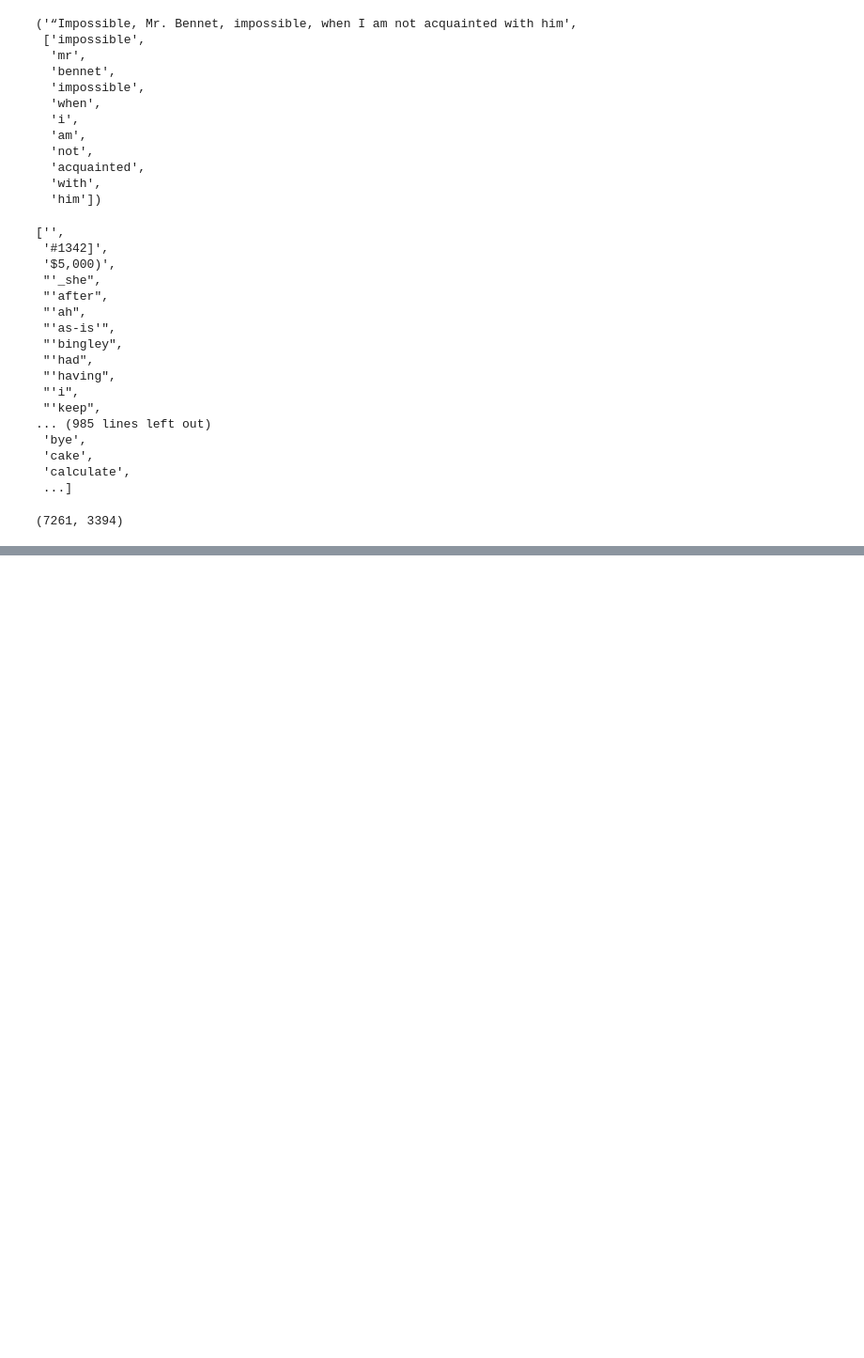
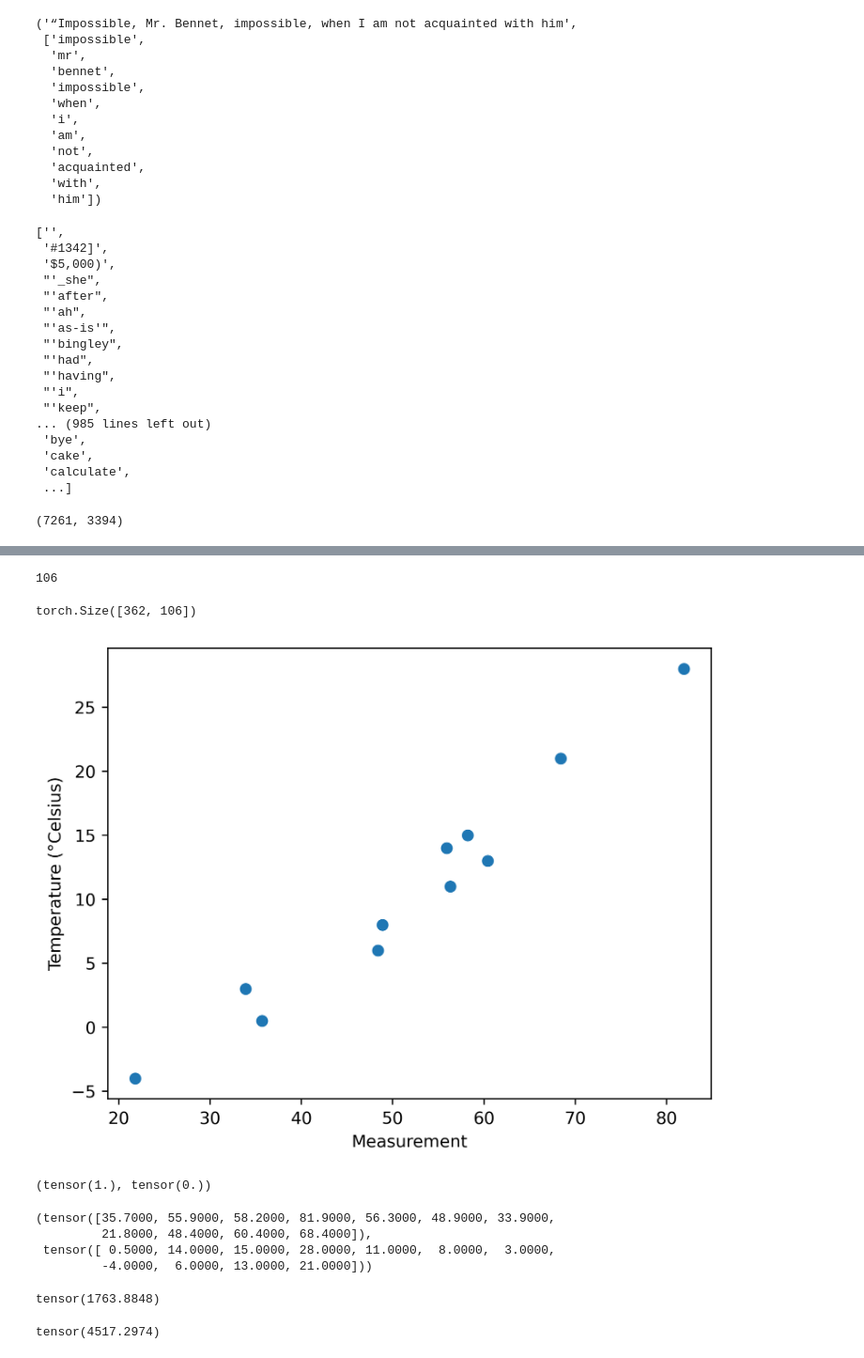
Before and after one commit to Suncheng2022/Deep-Learning-with-Pytorch, a Jupyter notebook: 20230712.ipynb, the cells around one changed output, grey strips where cells are left out. Shown: that part at 94% size. Drawn from its saved outputs; the diff is of its cells as text; code cells hidden in the pictures; blank space fills up the shorter version.

```diff
--- a/20230712.ipynb
+++ b/20230712.ipynb
@@ -384,0 +510,15 @@ len(word2ind_dict), word2ind_dict['impossible']
+# %%
+print(len(word_list))
+word2index_dict = {word: i for i, word in enumerate(word_list)}
+# %% [output]
+106
+# %%
+# 把整个.py文件的token变为one-hot
+text_in_words = clean_words(text)
+text_one_hot = torch.zeros(len(text_in_words), len(word_list))
+for i, word in enumerate(text_in_words):
+    wordindex = word2index_dict[word]
+    text_one_hot[i][wordindex] = 1
+text_one_hot.shape
+# %% [output]
+torch.Size([362, 106])
@@ -384,0 +532,13 @@ len(word2ind_dict), word2ind_dict['impossible']
+# %%
+t_c = [0.5,  14.0, 15.0, 28.0, 11.0,  8.0,  3.0, -4.0,  6.0, 13.0, 21.0]
+t_u = [35.7, 55.9, 58.2, 81.9, 56.3, 48.9, 33.9, 21.8, 48.4, 60.4, 68.4]
+t_c = torch.tensor(t_c)
+t_u = torch.tensor(t_u)
+
+fig = plt.figure(dpi=400)
+plt.xlabel('Measurement')
+plt.ylabel('Temperature (°Celsius)')
+plt.plot(t_u.numpy(), t_c.numpy(), 'o')
+plt.savefig('temp_data_plot_png', format='png')
+# %% [output]
+[figure, added]
@@ -384,0 +553,28 @@ len(word2ind_dict), word2ind_dict['impossible']
+# %%
+w = torch.ones(())      # 这种用法，0维tensor
+b = torch.zeros(())
+w, b
+# %% [output]
+(tensor(1.), tensor(0.))
+# %%
+t_p = model(t_u, w, b)
+t_p, t_c
+# %% [output]
+(tensor([35.7000, 55.9000, 58.2000, 81.9000, 56.3000, 48.9000, 33.9000,
+         21.8000, 48.4000, 60.4000, 68.4000]),
+ tensor([ 0.5000, 14.0000, 15.0000, 28.0000, 11.0000,  8.0000,  3.0000,
+         -4.0000,  6.0000, 13.0000, 21.0000]))
+# %%
+loss = loss_fn(t_p, t_c)
+loss
+# %% [output]
+tensor(1763.8848)
+# %%
+# 梯度
+delta = .1
+
+loss_rate_of_change_w = (loss_fn(model(t_u, w + delta, b), t_c) -
+                         loss_fn(model(t_u, w - delta, b), t_c)) / (2. * delta)
+loss_rate_of_change_w
+# %% [output]
+tensor(4517.2974)
```
Also changed, not shown: parts of 78 cells of this notebook, 2 other files.
